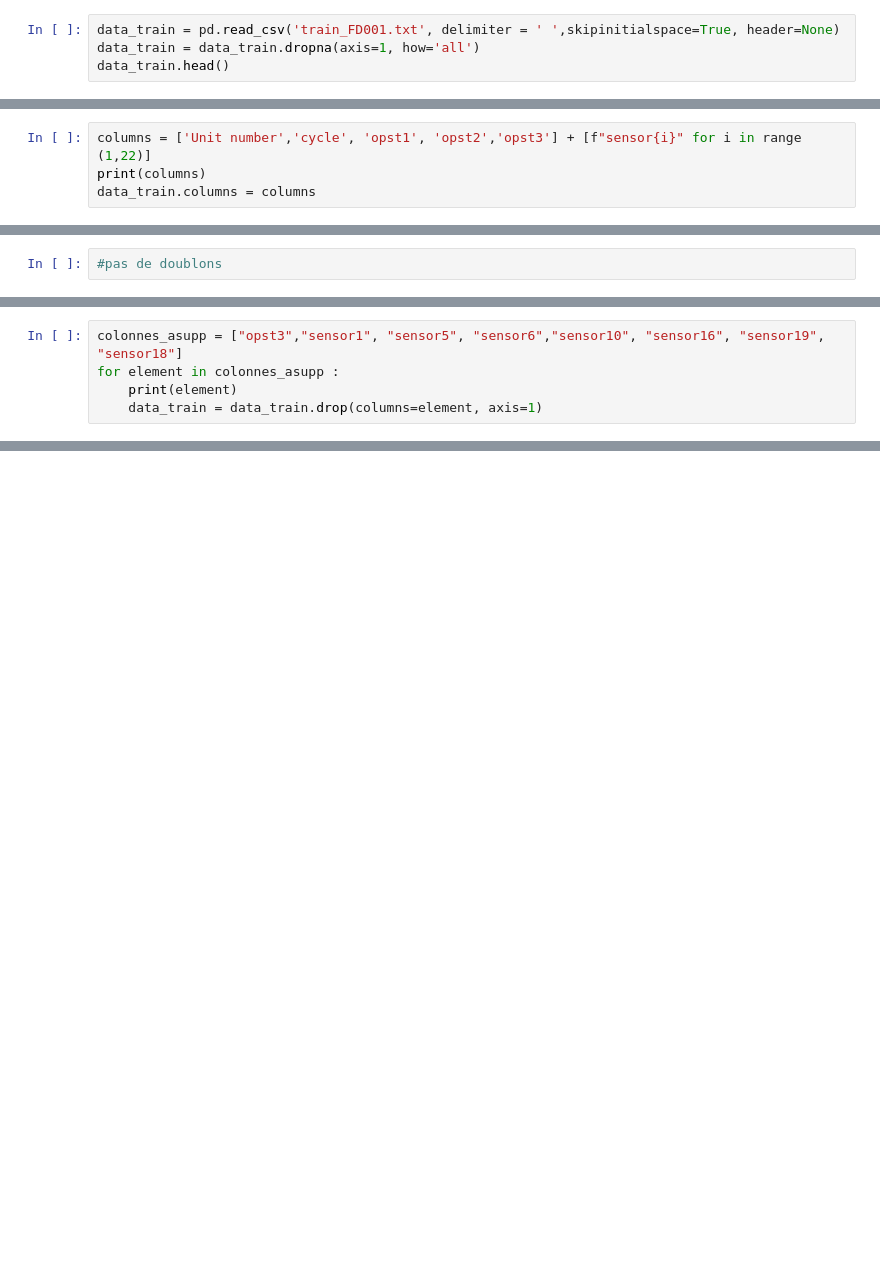
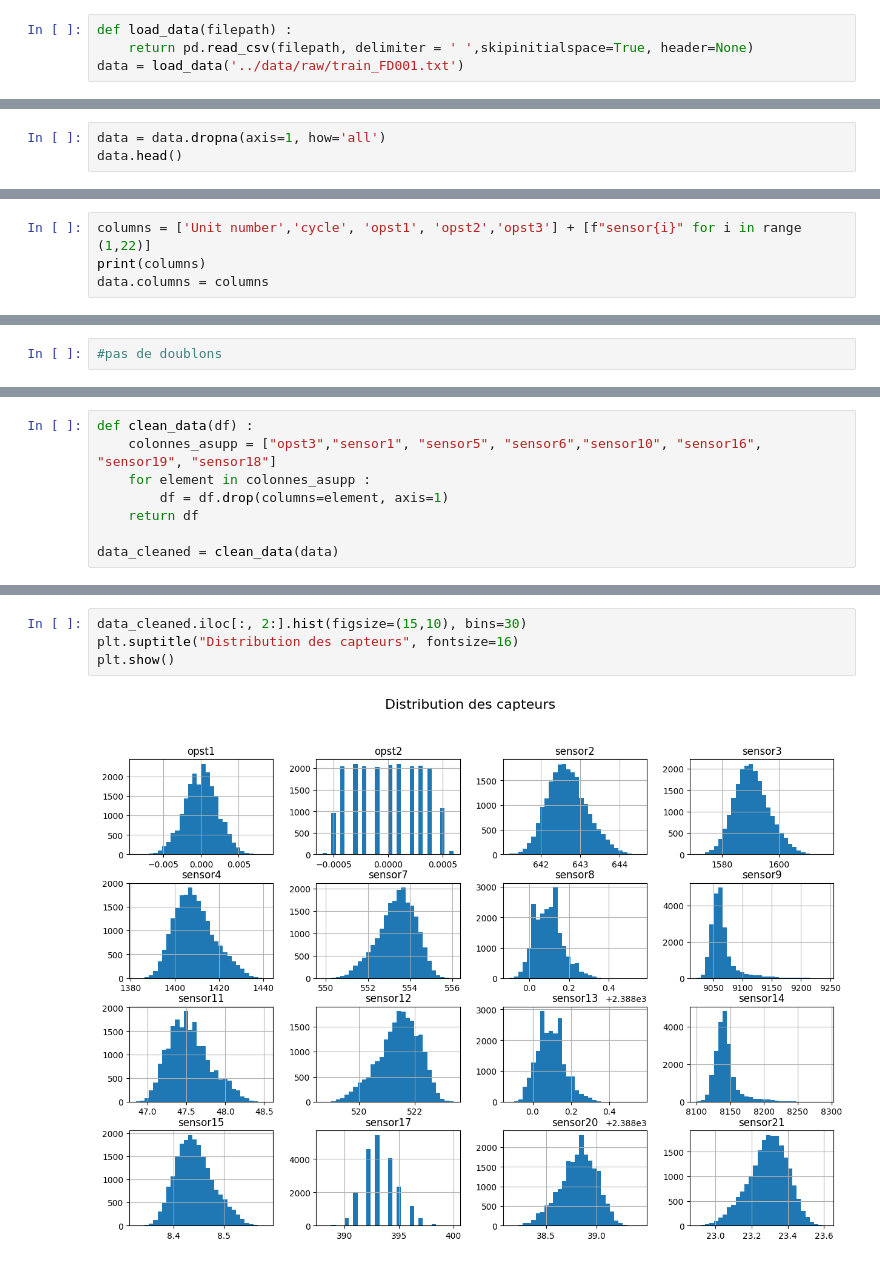
Before and after one commit to mazigh-mohandi/maintenance_predictive, a Jupyter notebook: notebooks/PredictionMoteurs.ipynb, the cells around one changed output, grey strips where cells are left out. Cells and saved outputs as stored; diff of their text form; blank space fills up the shorter version.

Commit message:
Ajout du preprocessing de données et des histogrammes pour analyser la distribution des capteurs

```diff
--- a/notebooks/PredictionMoteurs.ipynb
+++ b/notebooks/PredictionMoteurs.ipynb
@@ -5,5 +5,5 @@ import matplotlib as plt
 import seaborn as sb
 # %%
-data_train = pd.read_csv('train_FD001.txt', delimiter = ' ',skipinitialspace=True, header=None)
-data_train = data_train.dropna(axis=1, how='all')
-data_train.head()
+def load_data(filepath) :
+    return pd.read_csv(filepath, delimiter = ' ',skipinitialspace=True, header=None)
+data = load_data('../data/raw/train_FD001.txt')
@@ -17,0 +10,3 @@ data_train.head()
+# %%
+data = data.dropna(axis=1, how='all')
+data.head()
@@ -18,7 +21,7 @@ data_train.head()
 # %%
 columns = ['Unit number','cycle', 'opst1', 'opst2','opst3'] + [f"sensor{i}" for i in range (1,22)]
 print(columns)
-data_train.columns = columns
+data.columns = columns
 # %% [output]
 ['Unit number', 'cycle', 'opst1', 'opst2', 'opst3', 'sensor1', 'sensor2', 'sensor3', 'sensor4', 'sensor5', 'sensor6', 'sensor7', 'sensor8', 'sensor9', 'sensor10', 'sensor11', 'sensor12', 'sensor13', ' ...
 # %%
@@ -97,7 +100,10 @@ sensor19 ==>>  Min : 100.0 Max 100.0
 sensor20 ==>>  Min : 38.14 Max 39.43
 sensor21 ==>>  Min : 22.8942 Max 23.6184
 # %%
-colonnes_asupp = ["opst3","sensor1", "sensor5", "sensor6","sensor10", "sensor16", "sensor19", "sensor18"]
-for element in colonnes_asupp :
-    print(element)
-    data_train = data_train.drop(columns=element, axis=1)
+def clean_data(df) :
+    colonnes_asupp = ["opst3","sensor1", "sensor5", "sensor6","sensor10", "sensor16", "sensor19", "sensor18"]
+    for element in colonnes_asupp :
+        df = df.drop(columns=element, axis=1)
+    return df
+
+data_cleaned = clean_data(data)
@@ -117,0 +124,6 @@ print(list)
+# %%
+data_cleaned.iloc[:, 2:].hist(figsize=(15,10), bins=30)
+plt.suptitle("Distribution des capteurs", fontsize=16)
+plt.show()
+# %% [output]
+[figure, added]
```
Also changed, not shown: parts of 12 cells of this notebook, 2 other files.
